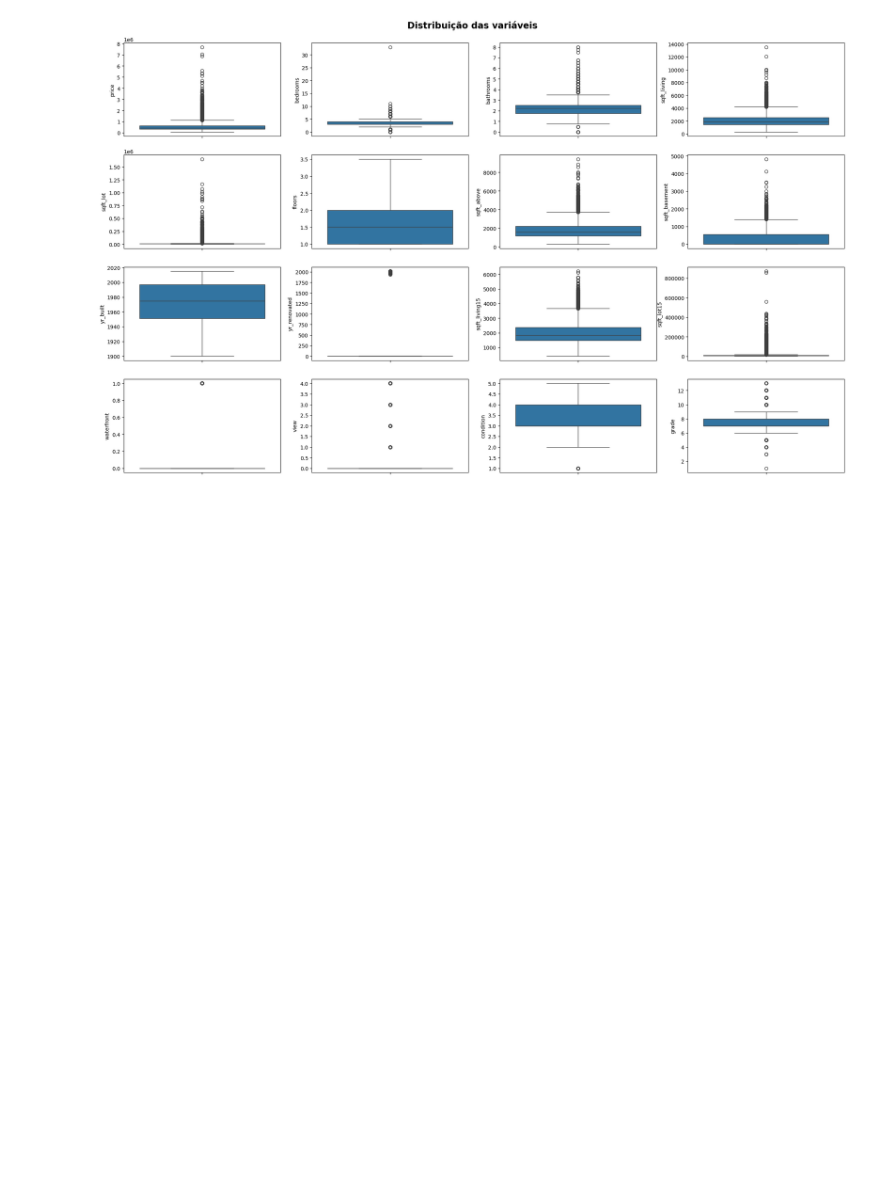
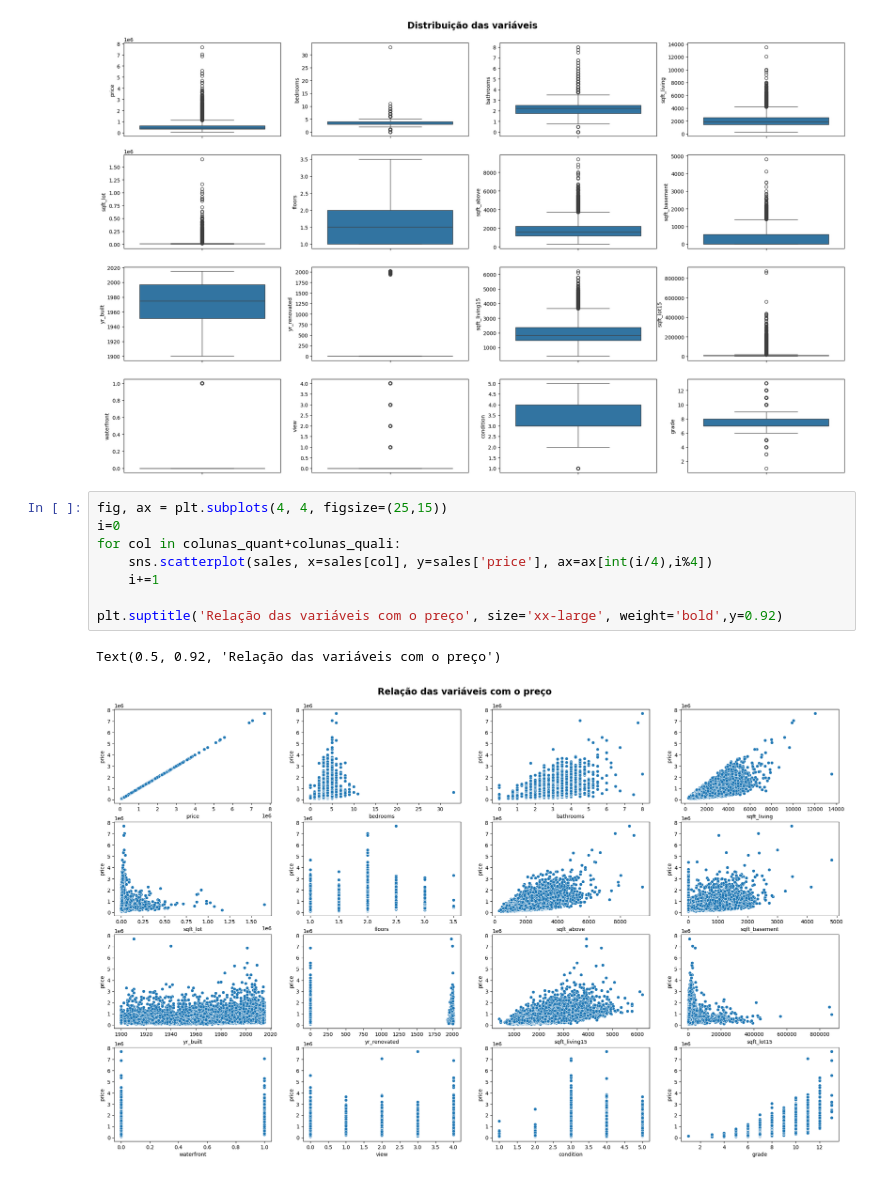
Before and after one commit to oiac23/house-prices-prediction, a Jupyter notebook: Modeling_Linear_Regression.ipynb, the cells around one changed output. Saved outputs shown, nothing was run; the diff lists cells and outputs as text; blank space fills up the shorter version.

```diff
--- a/Modeling_Linear_Regression.ipynb
+++ b/Modeling_Linear_Regression.ipynb
@@ -264,3 +230,14 @@ plt.suptitle('Distribuição das variáveis', size='xx-large', weight='bold',y=0
 # %% [output]
 Text(0.5, 0.92, 'Distribuição das variáveis')
 [figure]
+# %%
+fig, ax = plt.subplots(4, 4, figsize=(25,15))
+i=0
+for col in colunas_quant+colunas_quali:
+    sns.scatterplot(sales, x=sales[col], y=sales['price'], ax=ax[int(i/4),i%4])
+    i+=1
+
+plt.suptitle('Relação das variáveis com o preço', size='xx-large', weight='bold',y=0.92)
+# %% [output]
+Text(0.5, 0.92, 'Relação das variáveis com o preço')
+[figure, added]
```
Also changed, not shown: parts of 5 cells of this notebook.
